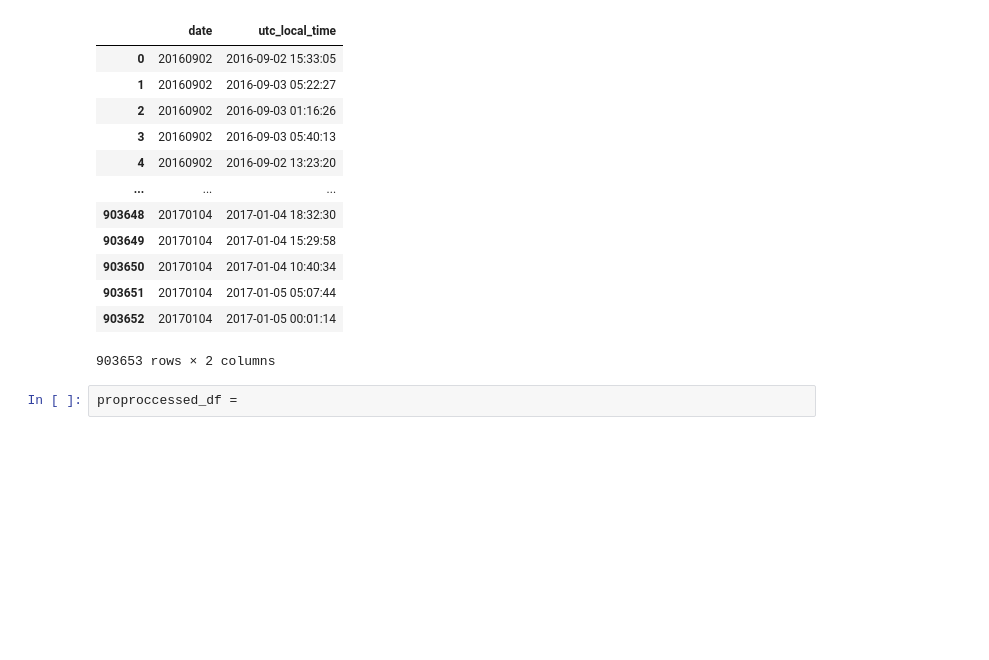
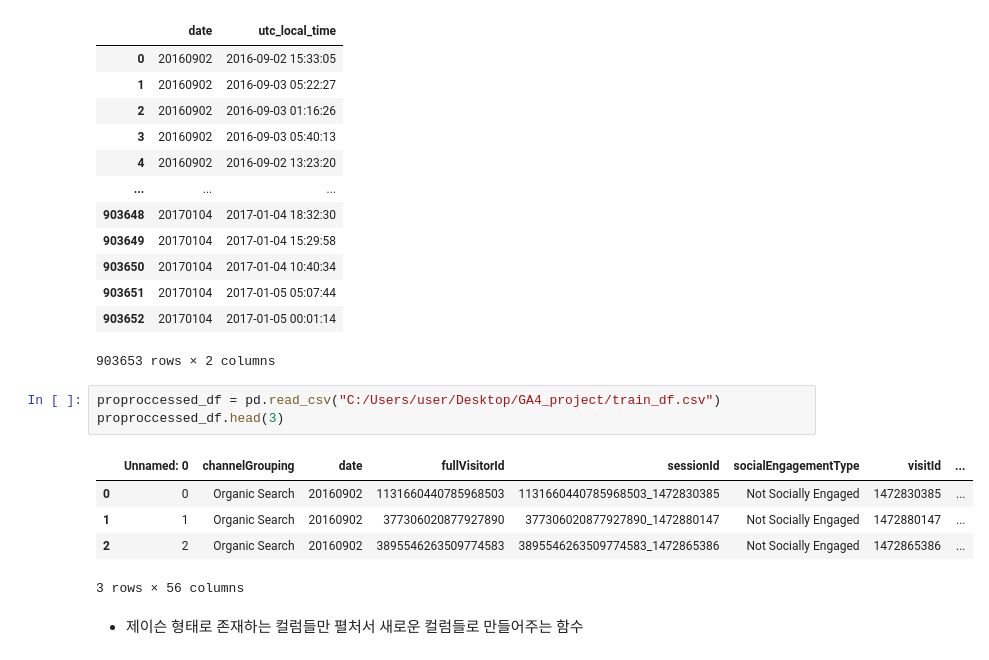
Before and after one commit to oddsmile/GAcustomerprediction, a Jupyter notebook: ga4_practice.ipynb, the cells around one changed output. Saved outputs shown, nothing was run; the diff lists cells and outputs as text; blank space fills up the shorter version.

```diff
--- a/ga4_practice.ipynb
+++ b/ga4_practice.ipynb
@@ -141,5 +141,14 @@ df_test[['date','utc_local_time']]
 | 903651 | 20170104 | 2017-01-05 05:07:44 |
 | 903652 | 20170104 | 2017-01-05 00:01:14 |
 903653 rows × 2 columns
-# %%
-proproccessed_df =
+# %%
+proproccessed_df = pd.read_csv("C:/Users/user/Desktop/GA4_project/train_df.csv")
+proproccessed_df.head(3)
+# %% [output]
+|  | Unnamed: 0 | channelGrouping | date | fullVisitorId | sessionId | socialEngagementType | visitId | ... |
+| 0 | 0 | Organic Search | 20160902 | 1131660440785968503 | 1131660440785968503_1472830385 | Not Socially Engaged | 1472830385 | ... |
+| 1 | 1 | Organic Search | 20160902 | 377306020877927890 | 377306020877927890_1472880147 | Not Socially Engaged | 1472880147 | ... |
+| 2 | 2 | Organic Search | 20160902 | 3895546263509774583 | 3895546263509774583_1472865386 | Not Socially Engaged | 1472865386 | ... |
+3 rows × 56 columns
+# %% [markdown]
+- 제이슨 형태로 존재하는 컬럼들만 펼처서 새로운 컬럼들로 만들어주는 함수
```
Also changed, not shown: parts of 2 cells of this notebook, 1 other file.
